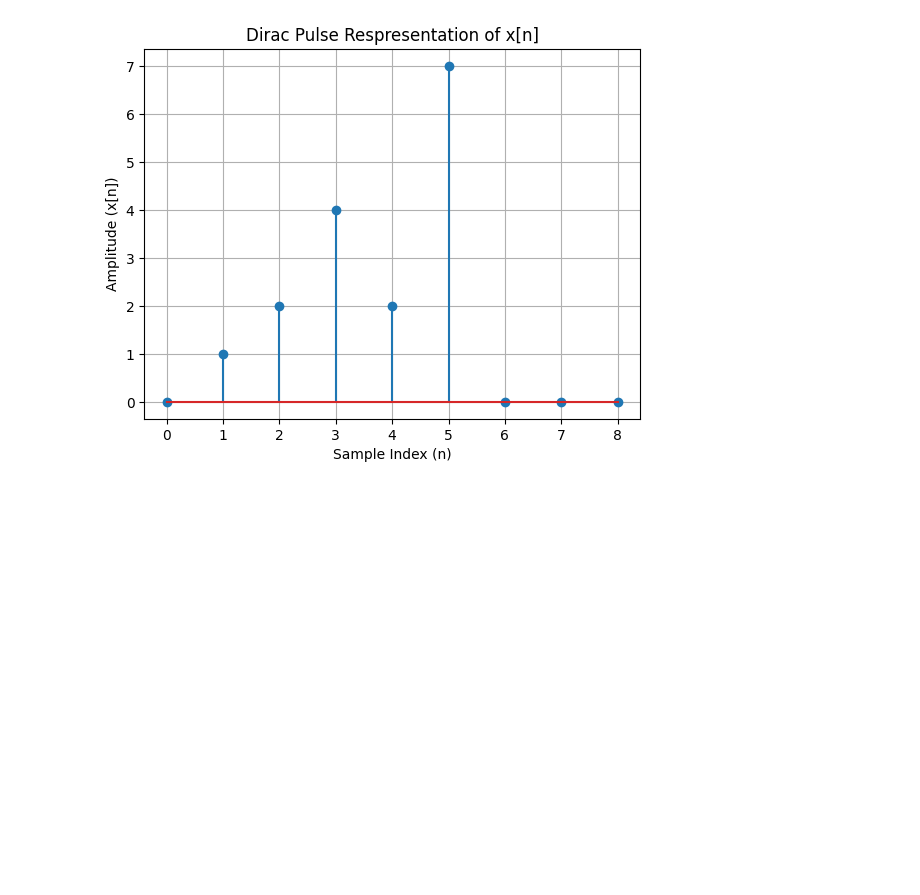
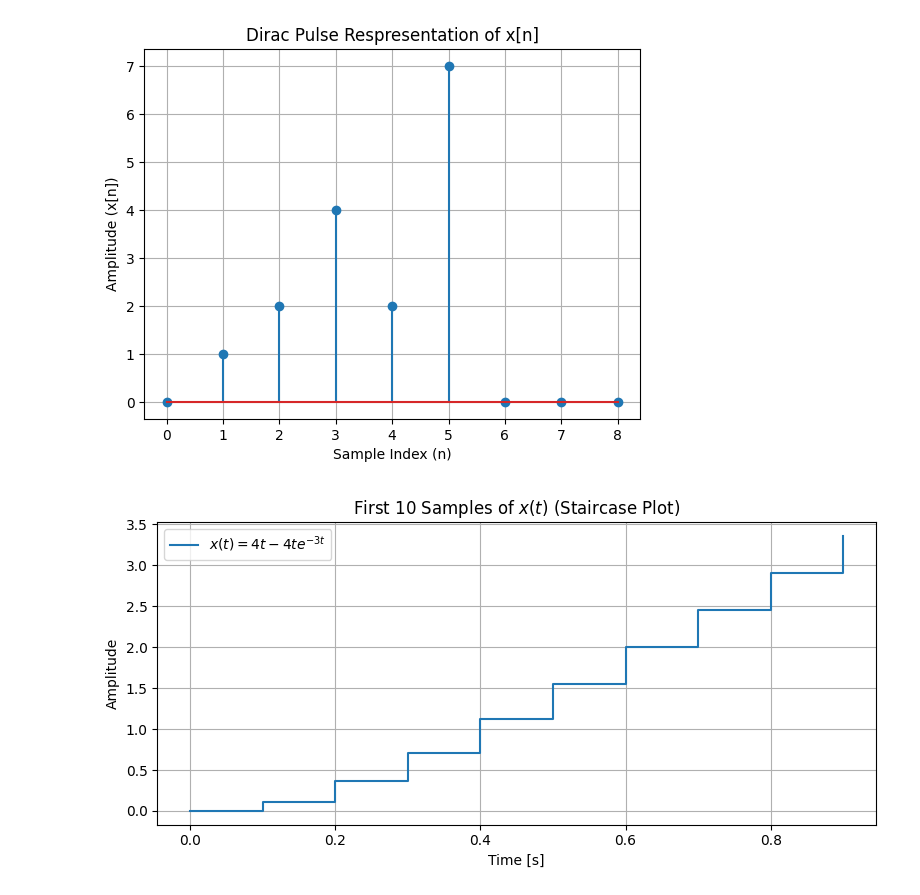
Before and after one commit to Reekz/DSP-Week-2, a Jupyter notebook: week-2.ipynb, the cells around one changed output. Saved outputs shown, nothing was run; the diff lists cells and outputs as text; code cells hidden in the pictures; blank space fills up the shorter version.

```diff
--- a/week-2.ipynb
+++ b/week-2.ipynb
@@ -55,3 +55,29 @@ plt.grid(True)
 plt.show()
 # %% [output]
 [figure]
+# %%
+import numpy as np
+import matplotlib.pyplot as plt
+
+# Function definition
+def x(t):
+    return 4 * t - 4 * t * np.exp(-3 * t)
+
+# Sampling parameters
+Ts = 0.1
+n = np.arange(10)
+t_samples = n * Ts
+x_samples = x(t_samples)
+
+# Staircase plot
+plt.figure(figsize=(8, 4))
+plt.step(t_samples, x_samples, where='post', label='$x(t) = 4t - 4t e^{-3t}$')
+plt.xlabel('Time [s]')
+plt.ylabel('Amplitude')
+plt.title('First 10 Samples of $x(t)$ (Staircase Plot)')
+plt.grid(True)
+plt.legend()
+plt.tight_layout()
+plt.show()
+# %% [output]
+[figure, added]
```
